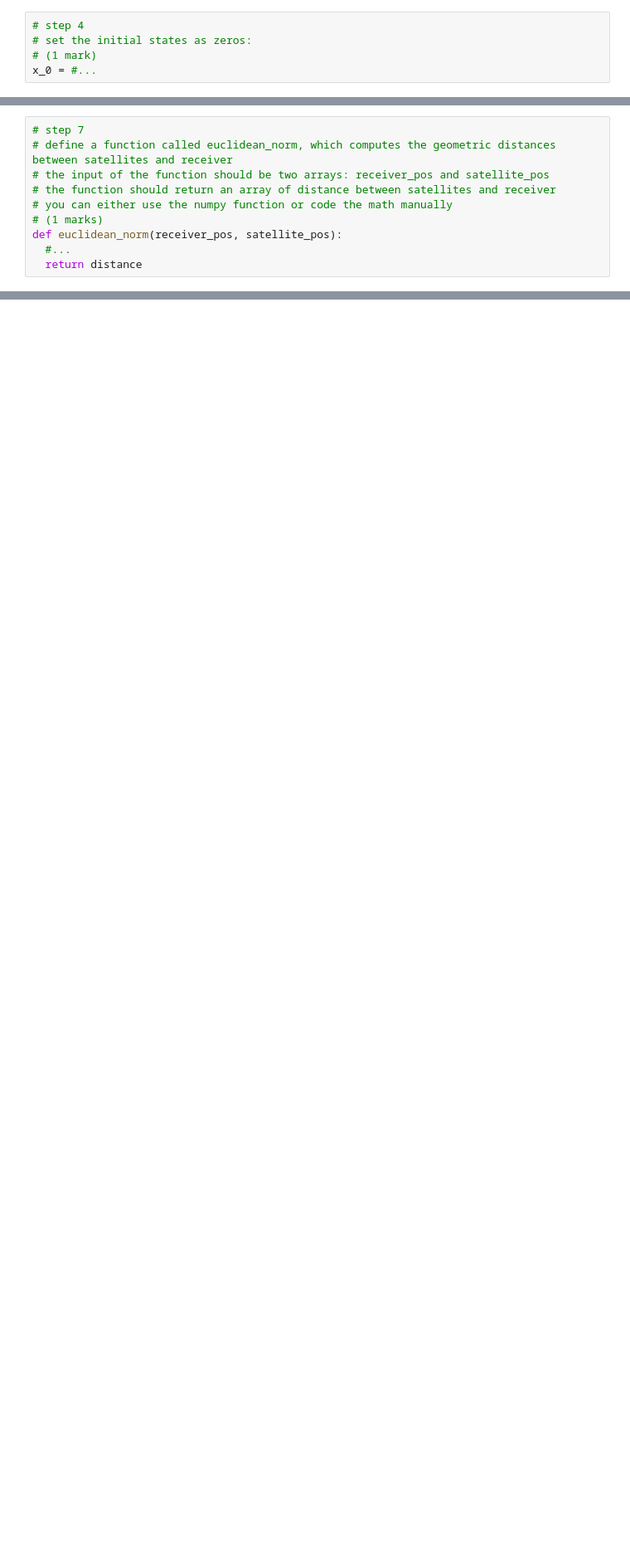
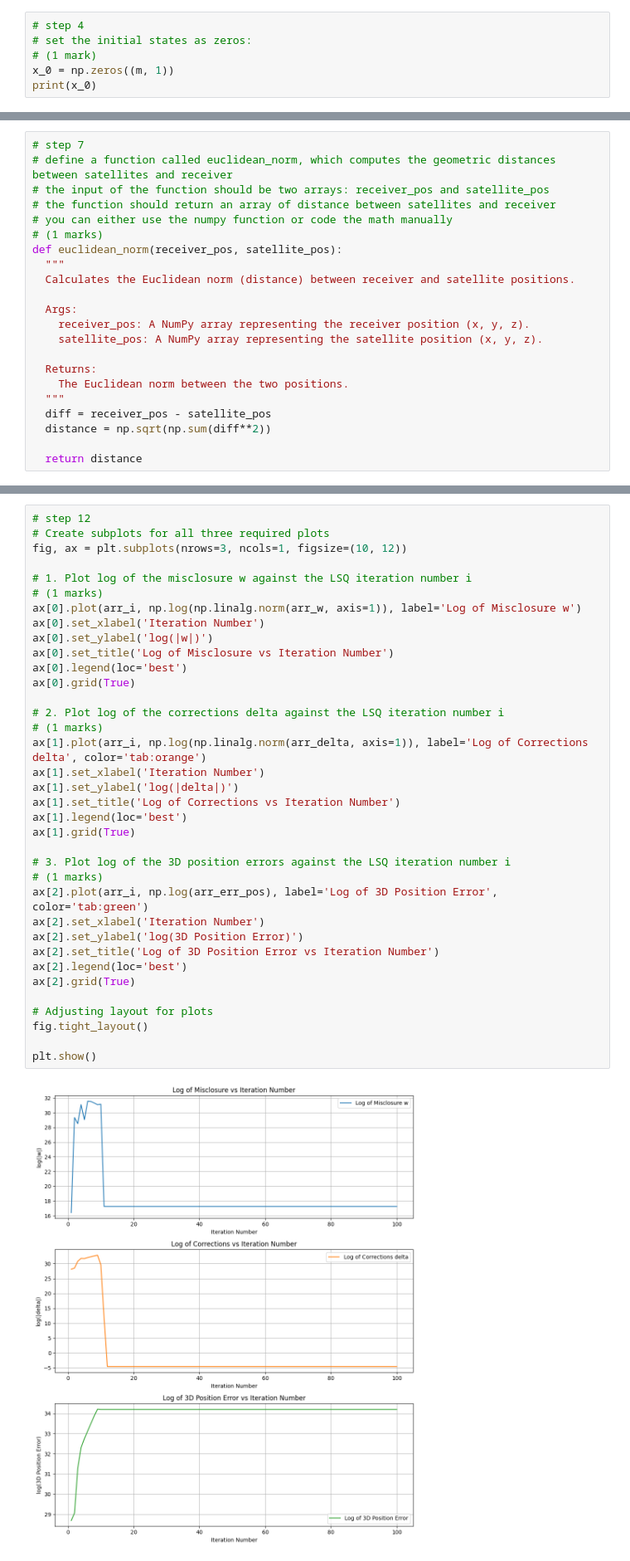
Before and after one commit to amandachoy1/engg680_2024_fall, a Jupyter notebook: Lab_Assignment_2/Assignment2.ipynb, the cells around one changed output, grey strips where cells are left out. Shown at 83% size. Drawn from its saved outputs; the diff is of its cells as text; blank space fills up the shorter version.

```diff
--- a/Lab_Assignment_2/Assignment2.ipynb
+++ b/Lab_Assignment_2/Assignment2.ipynb
@@ -571,4 +591,5 @@ P = #...
 # step 4
 # set the initial states as zeros:
 # (1 mark)
-x_0 = #...
+x_0 = np.zeros((m, 1))
+print(x_0)
@@ -595,7 +632,19 @@ x_hat = x_0.copy()
 # you can either use the numpy function or code the math manually
 # (1 marks)
 def euclidean_norm(receiver_pos, satellite_pos):
-  #...
+  """
+  Calculates the Euclidean norm (distance) between receiver and satellite positions.
+
+  Args:
+    receiver_pos: A NumPy array representing the receiver position (x, y, z).
+    satellite_pos: A NumPy array representing the satellite position (x, y, z).
+
+  Returns:
+    The Euclidean norm between the two positions.
+  """
+  diff = receiver_pos - satellite_pos
+  distance = np.sqrt(np.sum(diff**2))
+
   return distance
 # %%
 # step 8
@@ -703,0 +814,38 @@ after the LSE convergence to the console.
+# %%
+# step 12
+# Create subplots for all three required plots
+fig, ax = plt.subplots(nrows=3, ncols=1, figsize=(10, 12))
+
+# 1. Plot log of the misclosure w against the LSQ iteration number i
+# (1 marks)
+ax[0].plot(arr_i, np.log(np.linalg.norm(arr_w, axis=1)), label='Log of Misclosure w')
+ax[0].set_xlabel('Iteration Number')
+ax[0].set_ylabel('log(|w|)')
+ax[0].set_title('Log of Misclosure vs Iteration Number')
+ax[0].legend(loc='best')
+ax[0].grid(True)
+
+# 2. Plot log of the corrections delta against the LSQ iteration number i
+# (1 marks)
+ax[1].plot(arr_i, np.log(np.linalg.norm(arr_delta, axis=1)), label='Log of Corrections delta', color='tab:orange')
+ax[1].set_xlabel('Iteration Number')
+ax[1].set_ylabel('log(|delta|)')
+ax[1].set_title('Log of Corrections vs Iteration Number')
+ax[1].legend(loc='best')
+ax[1].grid(True)
+
+# 3. Plot log of the 3D position errors against the LSQ iteration number i
+# (1 marks)
+ax[2].plot(arr_i, np.log(arr_err_pos), label='Log of 3D Position Error', color='tab:green')
+ax[2].set_xlabel('Iteration Number')
+ax[2].set_ylabel('log(3D Position Error)')
+ax[2].set_title('Log of 3D Position Error vs Iteration Number')
+ax[2].legend(loc='best')
+ax[2].grid(True)
+
+# Adjusting layout for plots
+fig.tight_layout()
+
+plt.show()
+# %% [output]
+[figure, added]
```
Also changed, not shown: parts of 15 cells of this notebook.
